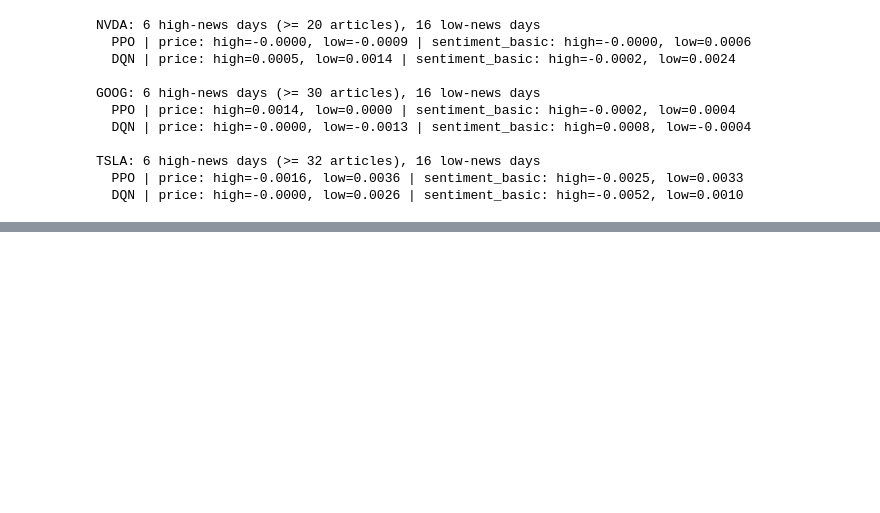
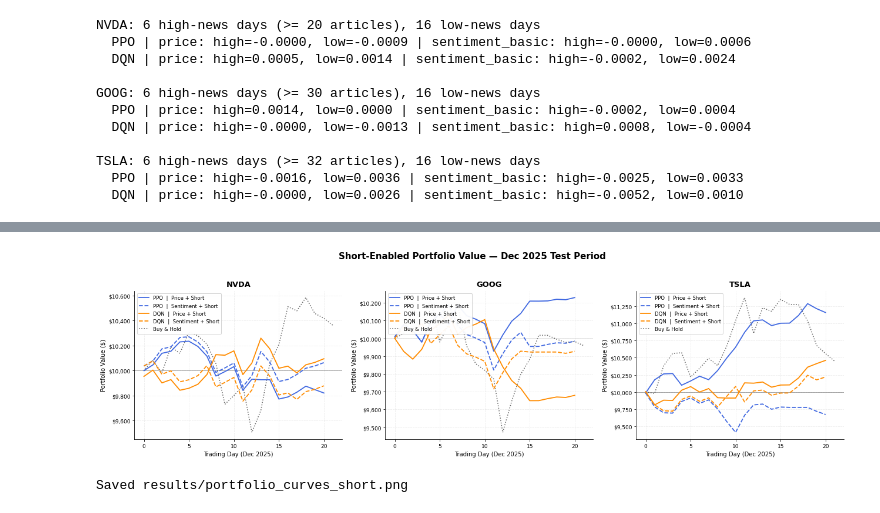
Before and after one commit to hamzakhamissa/RL-Project, a Jupyter notebook: notebooks/03_evaluate.ipynb, the cells around one changed output, grey strips where cells are left out. Cells and saved outputs as stored; diff of their text form; code cells hidden in the pictures; blank space fills up the shorter version.

Commit message:
added short options

```diff
--- a/notebooks/03_evaluate.ipynb
+++ b/notebooks/03_evaluate.ipynb
@@ -535,0 +633,45 @@ TSLA: 6 high-news days (>= 32 articles), 16 low-news days
+# %%
+fig, axes = plt.subplots(1, 3, figsize=(18, 5), sharey=False, facecolor='white')
+fig.suptitle('Short-Enabled Portfolio Value — Dec 2025 Test Period', fontsize=15, fontweight='bold', y=1.01)
+
+short_styles = {
+    ('PPO', 'price_short'):           ('royalblue',  '-',  1.8, 'PPO  |  Price + Short'),
+    ('PPO', 'sentiment_basic_short'): ('royalblue',  '--', 1.8, 'PPO  |  Sentiment + Short'),
+    ('DQN', 'price_short'):           ('darkorange', '-',  1.8, 'DQN  |  Price + Short'),
+    ('DQN', 'sentiment_basic_short'): ('darkorange', '--', 1.8, 'DQN  |  Sentiment + Short'),
+}
+
+for ax, ticker in zip(axes, TICKERS):
+    ax.set_facecolor('white')
+    ax.grid(alpha=0.25, linestyle='--', zorder=0)
+
+    for (algo, state), (color, ls, lw, label) in short_styles.items():
+        key = (ticker, algo, state)
+        if key in short_histories:
+            ax.plot(short_histories[key]['portfolio_value'].values,
+                    color=color, linestyle=ls, linewidth=lw, label=label, zorder=3)
+
+    bh_key = (ticker, 'buy_and_hold')
+    if bh_key in baseline_histories:
+        ax.plot(baseline_histories[bh_key]['portfolio_value'].values,
+                color='dimgray', linestyle=':', linewidth=1.6, label='Buy & Hold', zorder=2)
+
+    ax.axhline(INITIAL_CASH, color='black', linewidth=0.8, linestyle='-', alpha=0.4)
+    ax.set_title(ticker, fontsize=13, fontweight='bold', pad=8)
+    ax.set_xlabel('Trading Day (Dec 2025)', fontsize=10)
+    ax.set_ylabel('Portfolio Value ($)', fontsize=10)
+    ax.yaxis.set_major_formatter(mtick.StrMethodFormatter('${x:,.0f}'))
+    ax.tick_params(labelsize=9)
+    ax.legend(fontsize=8.5, loc='upper left', framealpha=0.95, edgecolor='lightgray', facecolor='white')
+
+    for spine in ['top', 'right']:
+        ax.spines[spine].set_visible(False)
+
+plt.tight_layout(pad=1.5)
+plt.savefig(RESULTS_DIR / 'portfolio_curves_short.png', dpi=200, bbox_inches='tight',
+            facecolor='white', edgecolor='none')
+plt.show()
+print('Saved results/portfolio_curves_short.png')
+# %% [output]
+[figure, added]
+Saved results/portfolio_curves_short.png
```
Also changed, not shown: parts of 3 cells of this notebook, 28 other files.
